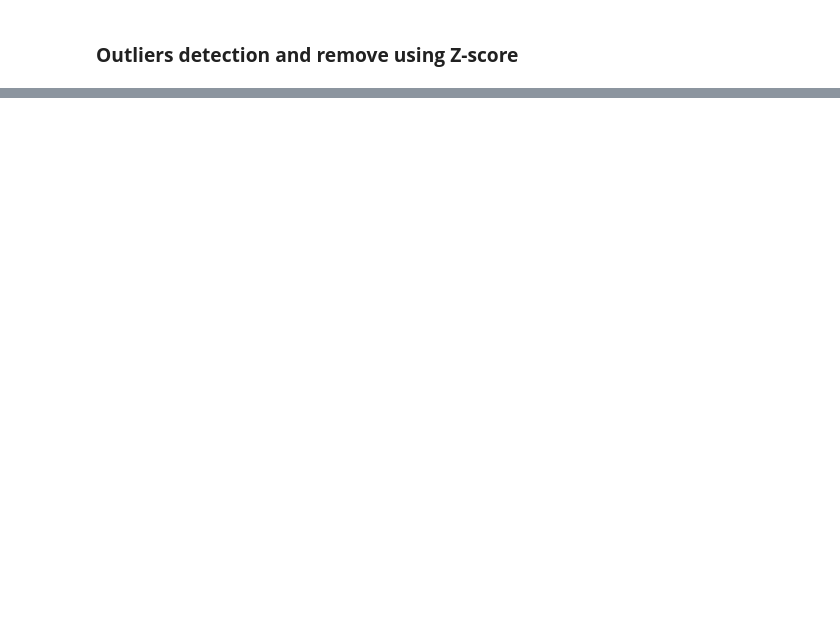
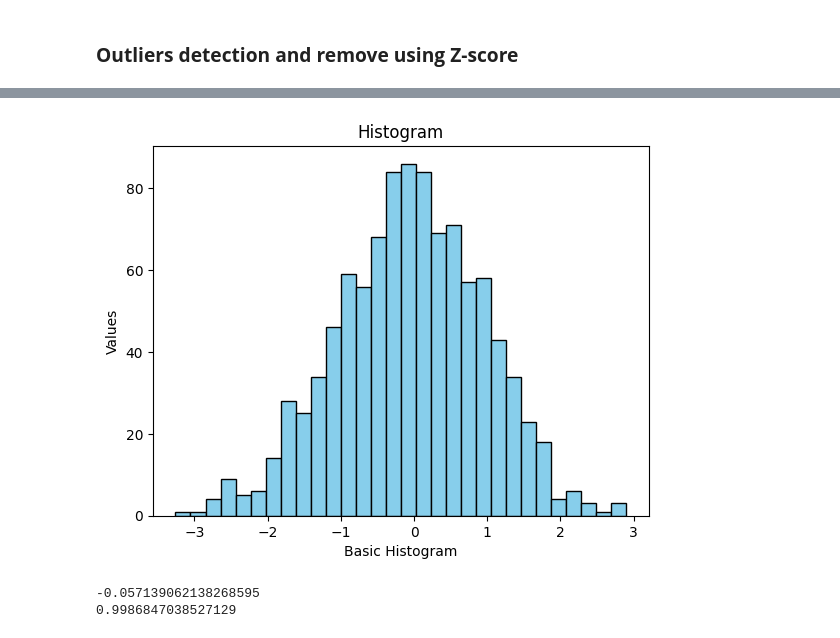
Before and after one commit to bappaditya-paul/Feauture-Enginnering, a Jupyter notebook: Feauture_enginnering.ipynb, the cells around one changed output, grey strips where cells are left out. Drawn from its saved outputs; the diff is of its cells as text; code cells hidden in the pictures; blank space fills up the shorter version.

```diff
--- a/Feauture_enginnering.ipynb
+++ b/Feauture_enginnering.ipynb
@@ -307,0 +139,15 @@ data.shape
+# %%
+import matplotlib.pyplot as plt
+import numpy as np
+
+data = np.random.randn(1000)
+
+plt.hist(data, bins=30, color = 'skyblue', edgecolor='black')
+
+plt.xlabel("Basic Histogram")
+plt.ylabel("Values")
+plt.title("Histogram")
+
+plt.show()
+# %% [output]
+[figure, added]
@@ -307,0 +161,8 @@ data.shape
+# %%
+mean = data.mean()
+print(mean)
+stand_deviation = data.std()
+print(stand_deviation)
+# %% [output]
+-0.057139062138268595
+0.9986847038527129
```
Also changed, not shown: parts of 33 cells of this notebook.
